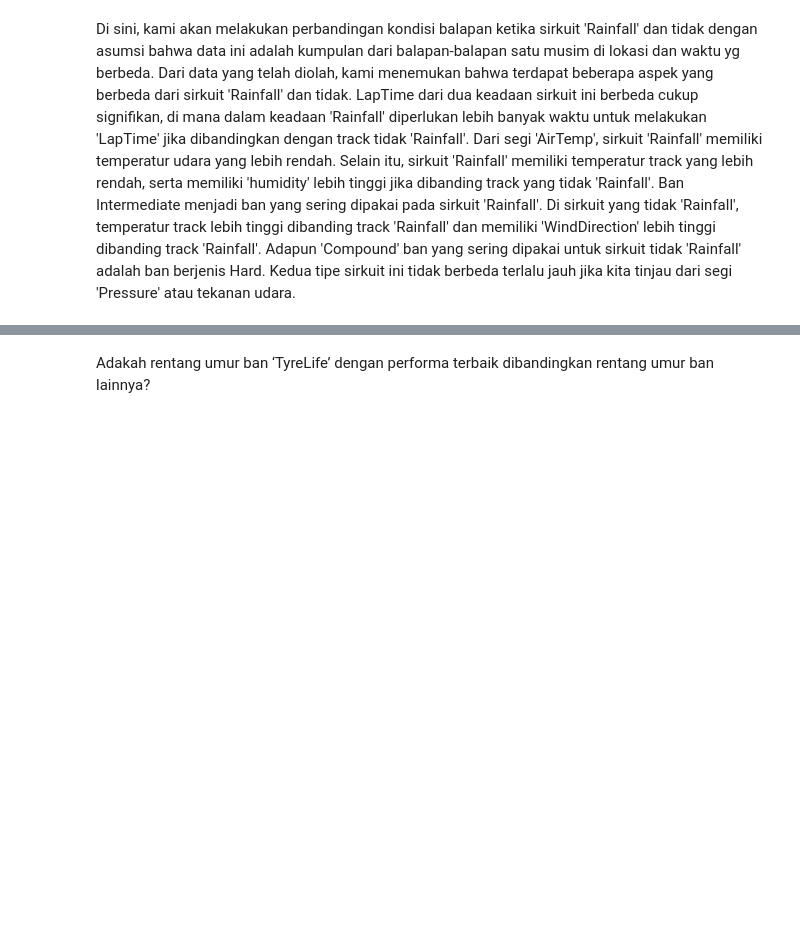
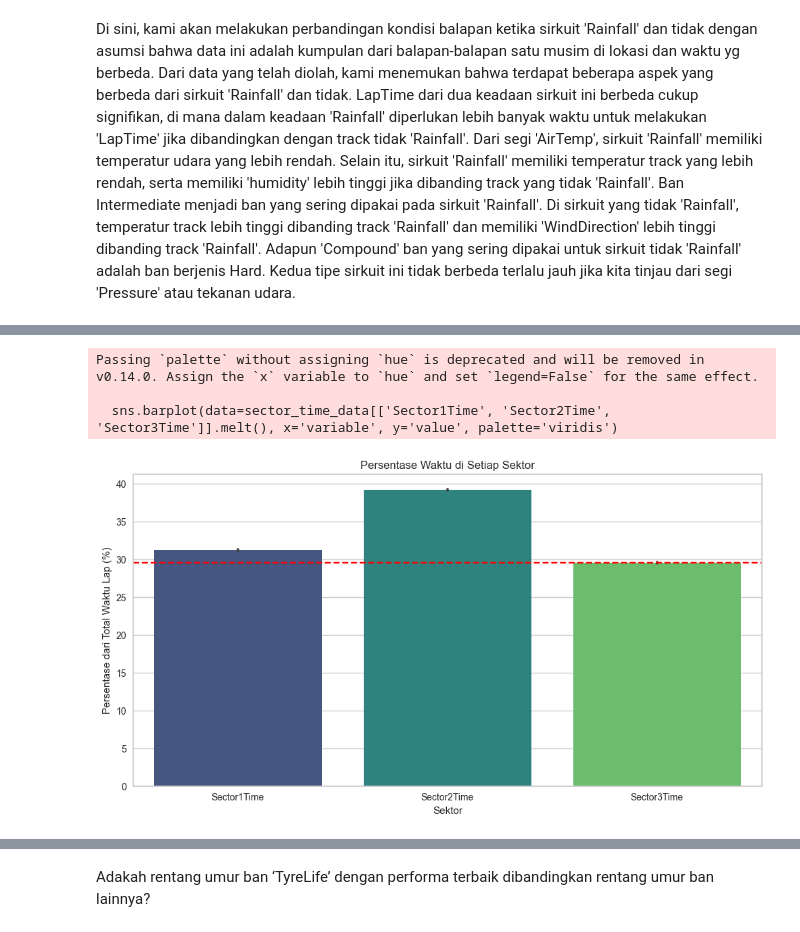
Before and after one commit to F1-biasa-aja/F1-kasdd, a Jupyter notebook: Code_MuhammadPendarBintangKasdiono.ipynb, the cells around one changed output, grey strips where cells are left out. Saved outputs shown, nothing was run; the diff lists cells and outputs as text; code cells hidden in the pictures; blank space fills up the shorter version.

```diff
--- a/F1 Biasa Aja.ipynb
+++ b/Code_MuhammadPendarBintangKasdiono.ipynb
@@ -504,0 +509,3 @@ Di sini, kami akan melakukan perbandingan kondisi balapan ketika sirkuit 'Rainfa
+# %%
+sector_time_data = f1_data[['Sector1Time', 'Sector2Time', 'Sector3Time', 'LapTime', 'IsPersonalBest_True']]
+sector_time_data
@@ -504,0 +526,5 @@ Di sini, kami akan melakukan perbandingan kondisi balapan ketika sirkuit 'Rainfa
+# %%
+sector_time_data['Sector1Time'] = sector_time_data['Sector1Time']/sector_time_data['LapTime'] * 100
+sector_time_data['Sector2Time'] = sector_time_data['Sector2Time']/sector_time_data['LapTime'] * 100
+sector_time_data['Sector3Time'] = sector_time_data['Sector3Time']/sector_time_data['LapTime'] * 100
+sector_time_data
@@ -504,0 +560,19 @@ Di sini, kami akan melakukan perbandingan kondisi balapan ketika sirkuit 'Rainfa
+# %%
+min_values = [
+    sector_time_data['Sector1Time'].mean(),
+    sector_time_data['Sector2Time'].mean(),
+    sector_time_data['Sector3Time'].mean()
+]
+# %%
+plt.figure(figsize=(12, 6))
+sns.barplot(data=sector_time_data[['Sector1Time', 'Sector2Time', 'Sector3Time']].melt(), x='variable', y='value', palette='viridis')
+plt.axhline(y = min(min_values), color = 'red', linestyle = 'dashed')
+plt.title('Persentase Waktu di Setiap Sektor')
+plt.xlabel('Sektor')
+plt.ylabel('Persentase dari Total Waktu Lap (%)')
+plt.show()
+# %% [output]
+Passing `palette` without assigning `hue` is deprecated and will be removed in v0.14.0. Assign the `x` variable to `hue` and set `legend=False` for the same effect.
+
+  sns.barplot(data=sector_time_data[['Sector1Time', 'Sector2Time', 'Sector3Time']].melt(), x='variable', y='value', palette='viridis')
+[figure, added]
```
Also changed, not shown: parts of 29 cells of this notebook.
